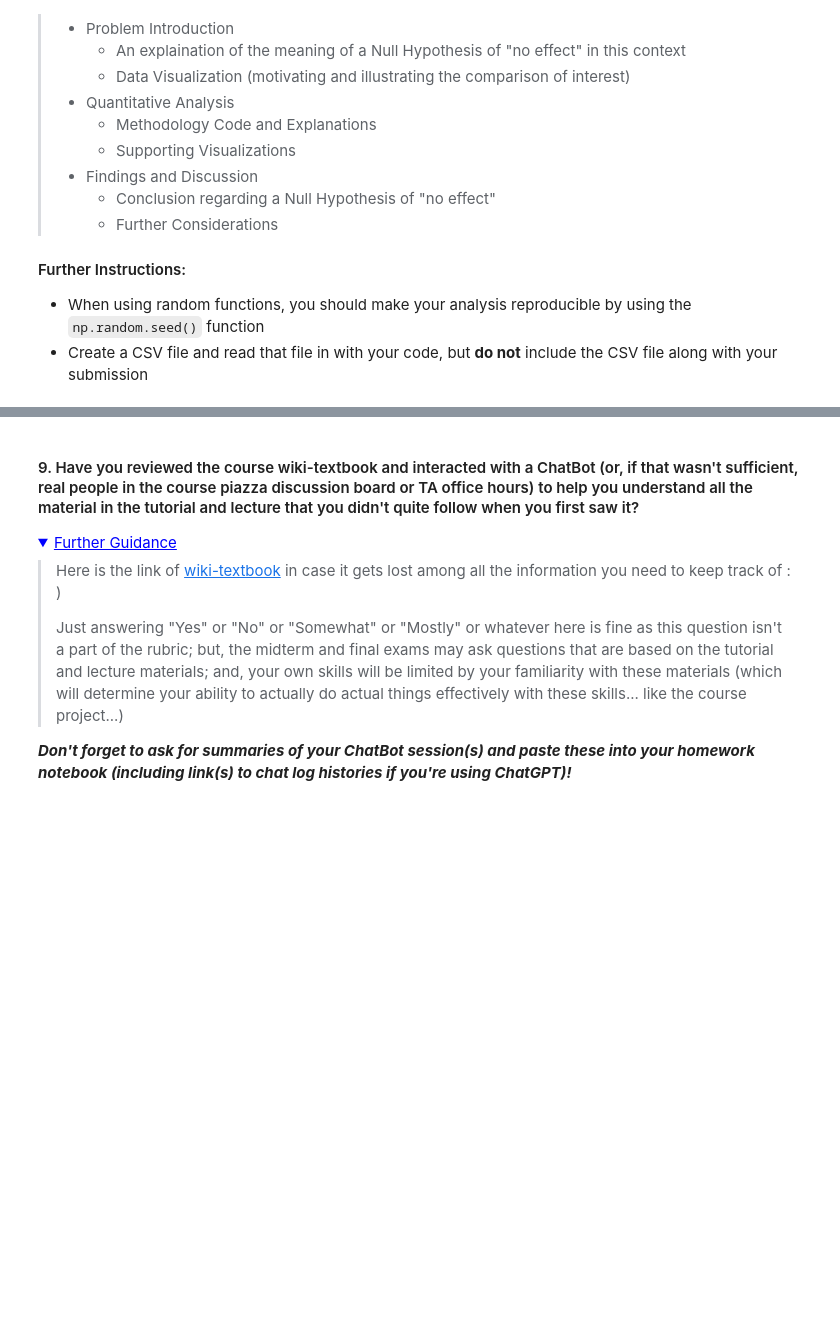
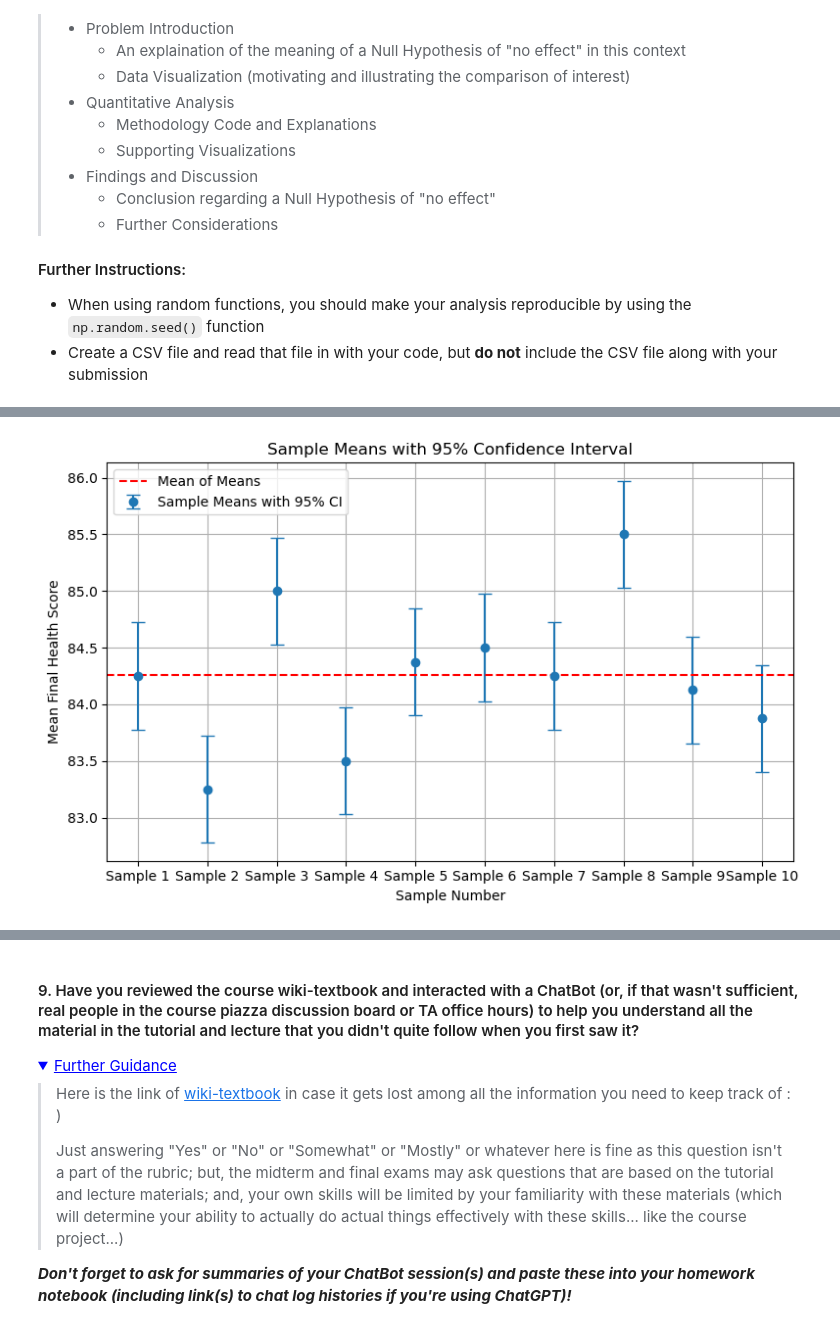
Before and after one commit to Shawn-Zha/STA130HW, a Jupyter notebook: STA130F24_HW04_DueOct03 Xiang Zhang.ipynb, the cells around one changed output, grey strips where cells are left out. Saved outputs shown, nothing was run; the diff lists cells and outputs as text; code cells hidden in the pictures; folded sections open; blank space fills up the shorter version.

```diff
--- a/STA130F24_HW04_DueOct03 Xiang Zhang.ipynb
+++ b/STA130F24_HW04_DueOct03 Xiang Zhang.ipynb
@@ -506,0 +486,19 @@ Exiting the program due to file loading error.
+# %%
+import numpy as np
+
+# Set the random seed for reproducibility
+np.random.seed(42)
+
+# Sampling the data multiple times and calculating the sample mean for each sample
+sample_means = []
+
+# Repeat sampling for a specified number of times
+n_samples = 10  # Number of samples to draw
+sample_size = 8  # Size of each sample
+
+for _ in range(n_samples):
+    sample = df.sample(n=sample_size, replace=True)  # Sampling with replacement
+    sample_mean = sample['FinalHealthScore'].mean()  # Calculate the mean of the sample
+    sample_means.append(sample_mean)
+
+sample_means
@@ -506,0 +587,66 @@ Exiting the program due to file loading error.
+# %%
+import numpy as np
+import pandas as pd
+import matplotlib.pyplot as plt
+from scipy import stats
+
+# Sample DataFrame
+data = {
+    "PatientID": [1, 2, 3, 4, 5, 6, 7, 8, 9, 10],
+    "Age": [45, 34, 29, 52, 37, 41, 33, 48, 26, 39],
+    "Gender": ["M", "F", "M", "F", "M", "F", "M", "F", "M", "F"],
+    "InitialHealthScore": [84, 78, 83, 81, 81, 80, 79, 85, 76, 83],
+    "FinalHealthScore": [86, 86, 80, 86, 84, 86, 86, 82, 83, 84]
+}
+
+# Creating the DataFrame
+df = pd.DataFrame(data)
+
+# Set the random seed for reproducibility
+np.random.seed(42)
+
+# Sampling the data multiple times and calculating the sample mean for each sample
+sample_means = []
+n_samples = 10  # Number of samples to draw
+sample_size = 8  # Size of each sample
+
+for _ in range(n_samples):
+    sample = df.sample(n=sample_size, replace=True)  # Sampling with replacement
+    sample_mean = sample['FinalHealthScore'].mean()  # Calculate the mean of the sample
+    sample_means.append(sample_mean)
+
+# Calculate the mean and standard deviation of the sample means
+mean_of_means = np.mean(sample_means)
+std_of_means = np.std(sample_means, ddof=1)  # Sample standard deviation
+sem = std_of_means / np.sqrt(n_samples)  # Standard Error of the Mean
+
+# Calculate the 95% confidence interval
+confidence_level = 0.95
+degrees_freedom = n_samples - 1
+confidence_interval = stats.t.interval(confidence_level, degrees_freedom, mean_of_means, sem)
+
+# Calculate the margin of error
+margin_of_error = (confidence_interval[1] - confidence_interval[0]) / 2
+
+# Plotting
+plt.figure(figsize=(8, 5))
+plt.errorbar(range(n_samples), sample_means,
+             yerr=margin_of_error,  # Same margin of error for each sample mean
+             fmt='o', capsize=5, label='Sample Means with 95% CI')
+
+# Mark the mean of means
+plt.axhline(mean_of_means, color='r', linestyle='--', label='Mean of Means')
+
+# Labels and title
+plt.xticks(range(n_samples), [f'Sample {i+1}' for i in range(n_samples)])
+plt.title('Sample Means with 95% Confidence Interval')
+plt.xlabel('Sample Number')
+plt.ylabel('Mean Final Health Score')
+plt.legend()
+plt.grid()
+plt.tight_layout()
+
+# Show the plot
+plt.show()
+# %% [output]
+[figure, added]
```
Also changed, not shown: parts of 8 cells of this notebook.
